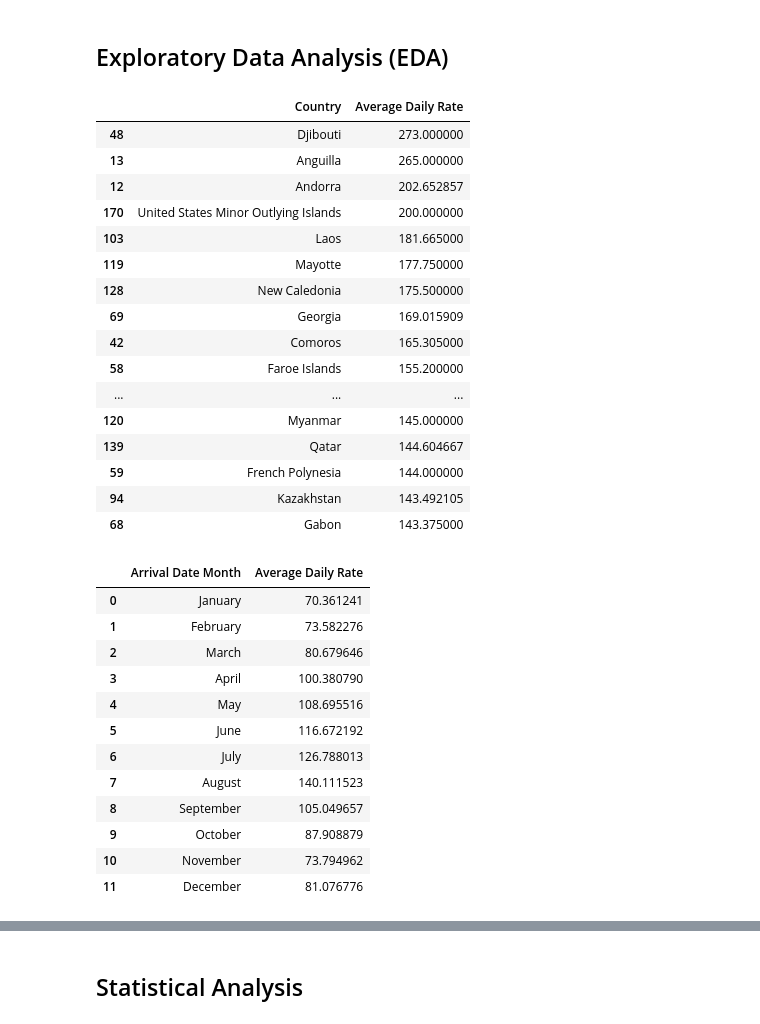
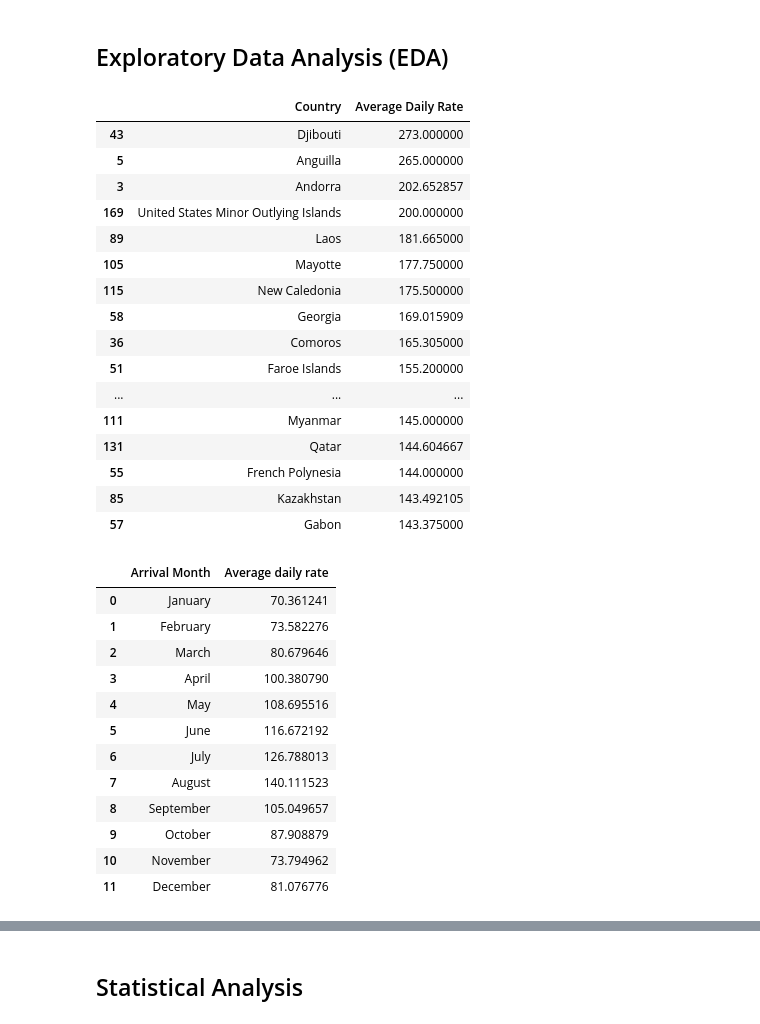
Before and after one commit to Kathyvng/Project1_Group6, a Jupyter notebook: Kathy_Analysis/Hotel_Price_Fluctuations.ipynb, the cells around one changed output, grey strips where cells are left out. Drawn from its saved outputs; the diff is of its cells as text; code cells hidden in the pictures.

```diff
--- a/Kathy_Analysis/Hotel_Price_Fluctuations.ipynb
+++ b/Kathy_Analysis/Hotel_Price_Fluctuations.ipynb
@@ -98,17 +64,21 @@ hotel_data
 | 119389 | City Hotel | 2017 | August | DEU | 151.20 | 9 |
 119390 rows × 6 columns
 # %%
-# Rearrange the columns
+# Rearrange the hotel_data columns
 columns_order = [
     'country', 'adr','arrival_date_year', 'arrival_date_month', 'total_stays_days', 'hotel'
 ] + [col for col in hotel_data.columns if col not in ['country', 'adr', 'arrival_date_year', 'arrival_date_month', 'total_stays_days', 'hotel']]
 
 hotel_data = hotel_data[columns_order]
 
-# Rename columns
+# Rename hotel_data columns
 hotel_data = hotel_data.rename(columns={
-    'adr': 'average daily rate',
-    'hotel': 'hotel type'
+    'country':'Country',
+    'adr': 'Average daily rate',
+    'hotel': 'Hotel type',
+    'arrival_date_year': 'Arrival Year',
+    'arrival_date_month': 'Arrival Month',
+    'total_stays_days': 'Total Days of Stays'
 })
 
 hotel_data
@@ -130,61 +317,35 @@ hotel_data
 Exploratory Data Analysis (EDA)
 ---
 # %%
-country_mapping = {
-    'AIA': 'Anguilla',
-    'AND': 'Andorra',
-    'BGD': 'Bangladesh',
-    'BHR': 'Bahrain',
-    'COM': 'Comoros',
-    'DJI': 'Djibouti',
-    'FRO': 'Faroe Islands',
-    'GAB': 'Gabon',
-    'GEO': 'Georgia',
-    'GIB': 'Gibraltar',
-    'KAZ': 'Kazakhstan',
-    'LAO': 'Laos',
-    'MMR': 'Myanmar',
-    'MYT': 'Mayotte',
-    'NCL': 'New Caledonia',
-    'PHL': 'Philippines',
-    'PYF': 'French Polynesia',
-    'QAT': 'Qatar',
-    'SLV': 'El Salvador',
-    'UMI': 'United States Minor Outlying Islands',
-}
-
-# Replace initials with full country names
-hotel_data['country'] = hotel_data['country'].replace(country_mapping)
-
 # Group data by 'country' and calculate the average daily rate
-average_rate_by_country = hotel_data.groupby('country')['average daily rate'].mean().reset_index()
+average_rate_by_country = hotel_data.groupby('Country')['Average daily rate'].mean().reset_index()
 
 # Rename the columns for clarity
 average_rate_by_country.columns = ['Country', 'Average Daily Rate']
 
 # Sort the DataFrame to find the top 20 countries by average daily rate
 top_20_average_rate = average_rate_by_country.sort_values(by='Average Daily Rate', ascending=False).head(20)
 
 # Display the resulting DataFrame
 top_20_average_rate
 # %% [output]
 |  | Country | Average Daily Rate |
-| 48 | Djibouti | 273.000000 |
-| 13 | Anguilla | 265.000000 |
-| 12 | Andorra | 202.652857 |
-| 170 | United States Minor Outlying Islands | 200.000000 |
-| 103 | Laos | 181.665000 |
-| 119 | Mayotte | 177.750000 |
-| 128 | New Caledonia | 175.500000 |
-| 69 | Georgia | 169.015909 |
-| 42 | Comoros | 165.305000 |
-| 58 | Faroe Islands | 155.200000 |
+| 43 | Djibouti | 273.000000 |
+| 5 | Anguilla | 265.000000 |
+| 3 | Andorra | 202.652857 |
+| 169 | United States Minor Outlying Islands | 200.000000 |
+| 89 | Laos | 181.665000 |
+| 105 | Mayotte | 177.750000 |
+| 115 | New Caledonia | 175.500000 |
+| 58 | Georgia | 169.015909 |
+| 36 | Comoros | 165.305000 |
+| 51 | Faroe Islands | 155.200000 |
 | ... | ... | ... |
-| 120 | Myanmar | 145.000000 |
-| 139 | Qatar | 144.604667 |
-| 59 | French Polynesia | 144.000000 |
-| 94 | Kazakhstan | 143.492105 |
-| 68 | Gabon | 143.375000 |
+| 111 | Myanmar | 145.000000 |
+| 131 | Qatar | 144.604667 |
+| 55 | French Polynesia | 144.000000 |
+| 85 | Kazakhstan | 143.492105 |
+| 57 | Gabon | 143.375000 |
 # %%
 # Define the desired order of the months
 month_order = [
@@ -192,20 +353,20 @@ month_order = [
     'July', 'August', 'September', 'October', 'November', 'December'
 ]
 
-# Convert 'arrival_date_month' to a categorical type with the specified order
-hotel_data['arrival_date_month'] = pd.Categorical(hotel_data['arrival_date_month'], categories=month_order, ordered=True)
+# Convert 'arrival_month' to a categorical type with the specified order
+hotel_data['Arrival Month'] = pd.Categorical(hotel_data['Arrival Month'], categories=month_order, ordered=True)
 
 # Group data by 'arrival_date_month' and calculate the average daily rate
-average_rate_by_month = hotel_data.groupby('arrival_date_month')['average daily rate'].mean().reset_index()
+average_rate_by_month = hotel_data.groupby('Arrival Month')['Average daily rate'].mean().reset_index()
 
 # Rename the columns for clarity
-average_rate_by_month.columns = ['Arrival Date Month', 'Average Daily Rate']
+average_rate_by_month.columns = ['Arrival Month', 'Average daily rate']
 
 
 # Display the resulting DataFrame
 average_rate_by_month
 # %% [output]
-|  | Arrival Date Month | Average Daily Rate |
+|  | Arrival Month | Average daily rate |
 | 0 | January | 70.361241 |
 | 1 | February | 73.582276 |
 | 2 | March | 80.679646 |
```
Also changed, not shown: parts of 21 cells of this notebook.
